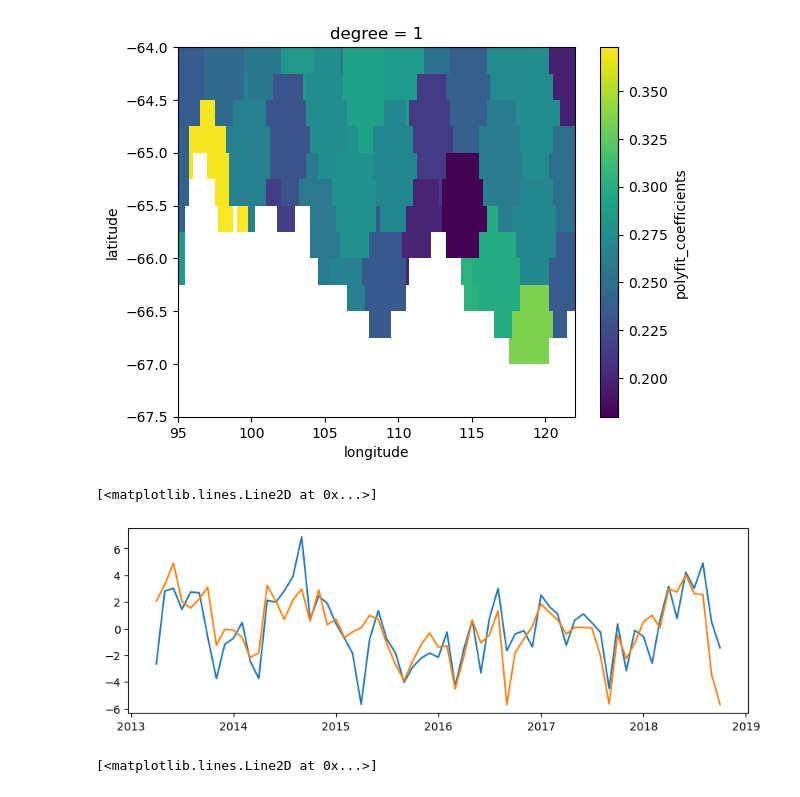
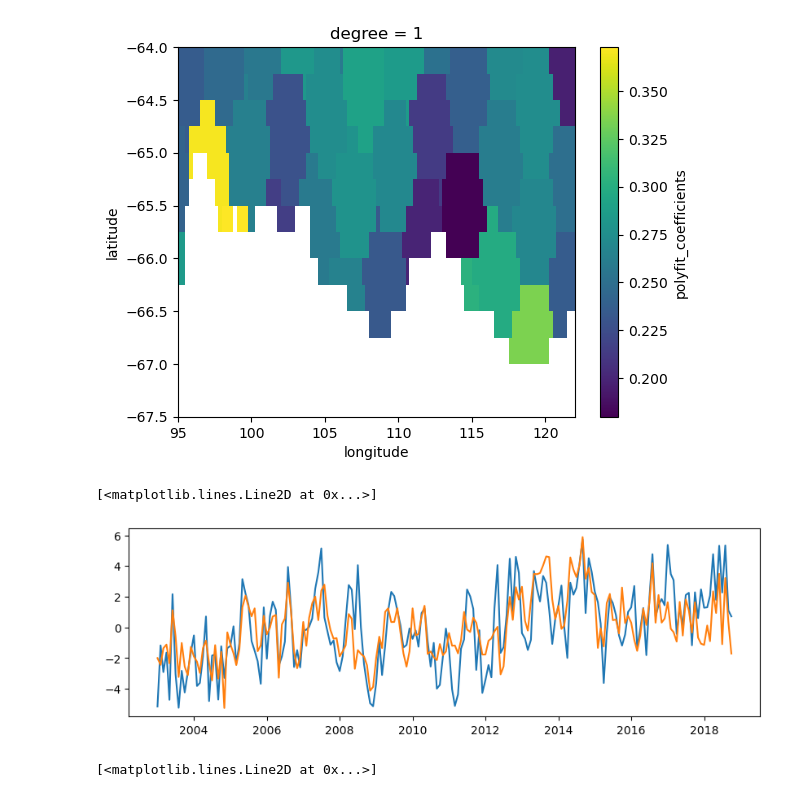
Before and after one commit to eejco/thesis_c3, a Jupyter notebook: sabrina.ipynb, the cells around one changed output. Drawn from its saved outputs; the diff is of its cells as text; code cells hidden in the pictures.

```diff
--- a/sabrina.ipynb
+++ b/sabrina.ipynb
@@ -44,7 +44,7 @@ def season_split(da):
 # %%
 #dot_ds = DOT().ds
 lwe_ds = GRACE().ds
-sla_ds = SLA().ds
+sla = SLA(deg=0.25).da
 dot_ds = DOT().ds
 elevation = GEBCO().ds.elevation
 # %%
@@ -72,15 +70,14 @@ glaciers['mertz'] = [144.76, -67.5]
 glaciers['dibble'] = [134.5, -66.25]
 # %%
 # define study area
-knox = [100,109,-70,-60]
-budd = [109,115,-70,-60]
 sabrina = [115,122,-70,-67.5]
 wilkes = [100,136,-70,-60]
 shackleton_sabrina = [95,122,-67.5,-64]
 adelie = [120,170,-70,-64]
 prydz = [50, 100,-70, -65]
+vincennes_bay = [103,116,-67,-62]
 # %%
-extent = shackleton_sabrina
+extent = vincennes_bay
 # %%
 fig, ax = plt.subplots(subplot_kw={"projection":ccrs.SouthPolarStereo()})
 pf.sp(ax,elevation,sea='Small Southern Ocean')
@@ -95,6 +92,6 @@ ax.add_patch(mpatches.Rectangle(xy=[extent[0], extent[2]],
 # %%
 # crop datasets to chosen area
-sla = crop_to_extent(sla_ds,extent).sla
+sla = crop_to_extent(sla,extent)
 lwe = crop_to_extent(lwe_ds,extent).lwe_thickness
 dot = crop_to_extent(dot_ds,extent).dot
 sha_dot = crop_to_extent(sha_ds_dot,extent).sha
@@ -143,19 +152,19 @@ get_trend(lwe).plot()
 # %%
 start = sla.time[0]
 end = dot.time[-1]
 
 sla_cropped = sla.sel(time=slice(start,end))
 sla_adjusted = sla_cropped - sla_cropped.mean('time')
 
 dot_cropped = dot.sel(time=slice(start,end))
 dot_adjusted = dot_cropped - dot_cropped.mean('time')
 
 fig,ax = plt.subplots(figsize=(10,3))
 ax.plot(dot_adjusted.time, dot_adjusted.mean(['latitude','longitude']))
-ax.plot(sla_adjusted.time, sla_adjusted.mean(['x','y']))
+ax.plot(sla_adjusted.time, sla_adjusted.mean(['latitude','longitude']))
 # %% [output]
 [<matplotlib.lines.Line2D at 0x...>]
-[figure, old version]
+[figure, new version]
 # %%
 sla_adjusted_full = sla - sla_cropped.mean('time')
 dot_adjusted_full = dot - dot_cropped.mean('time')
```
Also changed, not shown: parts of 6 cells of this notebook, 7 other files.
